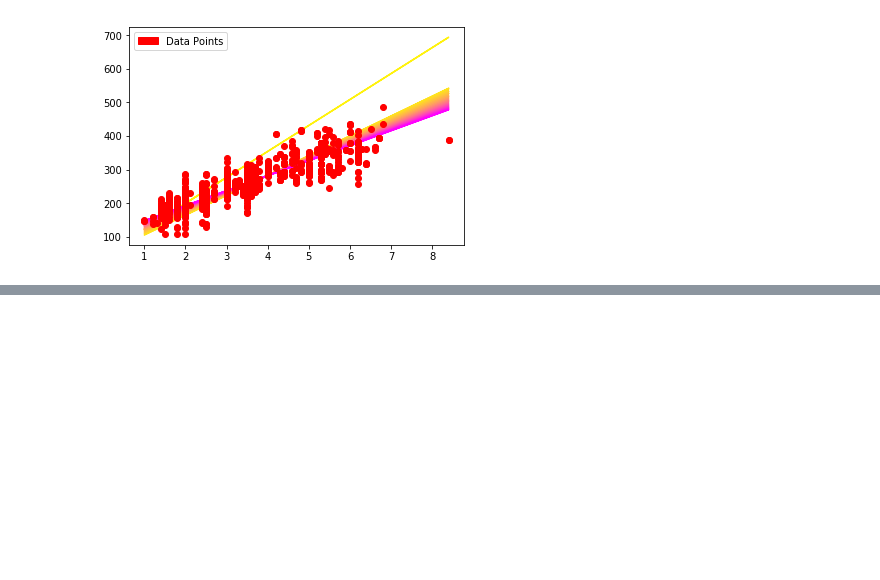
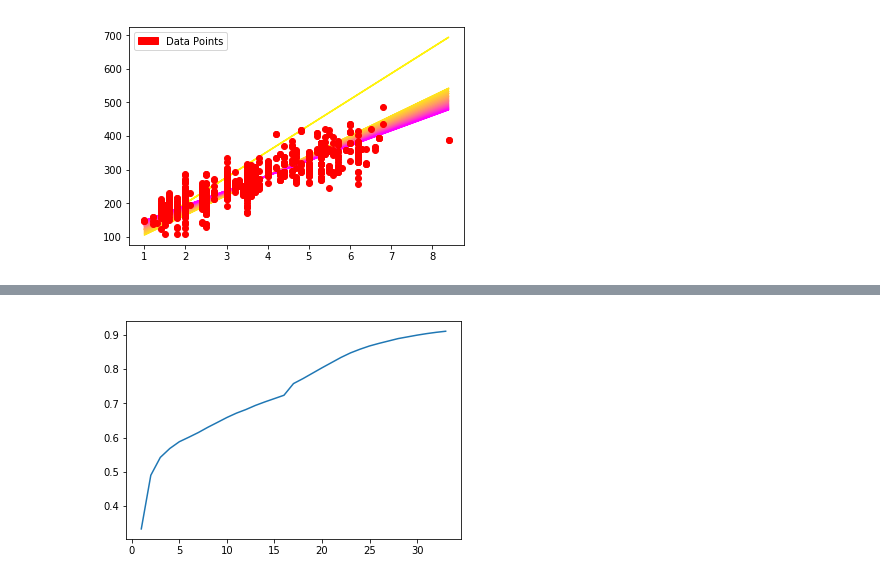
Before and after one commit to nabeelvalley/docs, a Jupyter notebook: dsx-with-python/notebooks/deep-learning-with-tensorflow.ipynb, the cells around one changed output, grey strips where cells are left out. Cells and saved outputs as stored; diff of their text form; code cells hidden in the pictures; blank space fills up the shorter version.

```diff
--- a/dsx-with-python/notebooks/deep-learning-with-tensorflow.ipynb
+++ b/dsx-with-python/notebooks/deep-learning-with-tensorflow.ipynb
@@ -398,0 +661,5 @@ plt.plot(train_x, train_y, 'ro')
+# %%
+plt.plot([np.mean(accuracy_values[i-50:i]) for i in range(len(accuracy_values))])
+plt.show()
+# %% [output]
+[figure, added]
```
Also changed, not shown: parts of 33 cells of this notebook.
